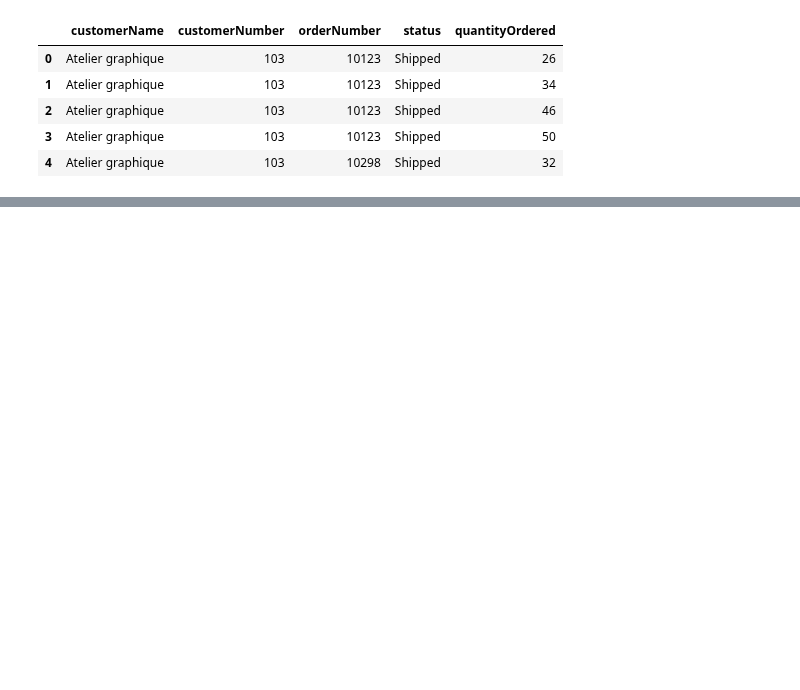
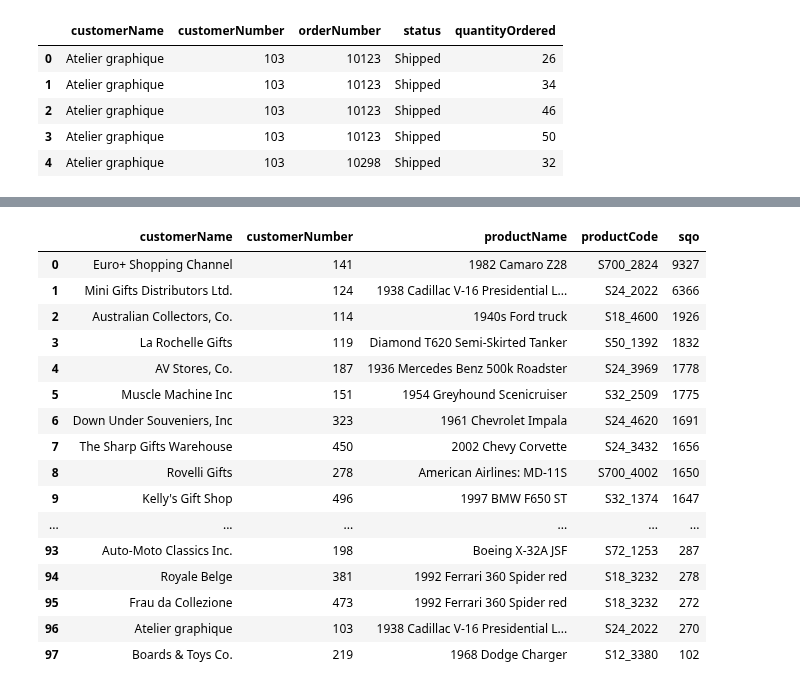
Before and after one commit to garywheeler24/dsc-more-practice-with-sql-queries-lab-atlanta-ds-062419, a Jupyter notebook: index.ipynb, the cells around one changed output, grey strips where cells are left out. Saved outputs shown, nothing was run; the diff lists cells and outputs as text; code cells hidden in the pictures; blank space fills up the shorter version.

```diff
--- a/index.ipynb
+++ b/index.ipynb
@@ -139,19 +139,37 @@ Now, return the customerName, customrerNumber, productName, productCode and tota
 # %%
 
 
 c.execute("""SELECT customername, customernumber, productname,
                     productcode, sum(quantityordered) sqo
                 FROM customers
                 JOIN orders
                 USING (customernumber)
                 JOIN orderdetails
                 USING (ordernumber)
                 JOIN products
                 USING (productcode)
                 GROUP BY 1
                 HAVING sqo > 10
                 ORDER BY sqo desc""")
 
 df = pd.DataFrame(c.fetchall())
-df.columns = [x[0] for ]
+df.columns = [x[0] for x in c.description]
+df
 # %% [output]
+|  | customerName | customerNumber | productName | productCode | sqo |
+| 0 | Euro+ Shopping Channel | 141 | 1982 Camaro Z28 | S700_2824 | 9327 |
+| 1 | Mini Gifts Distributors Ltd. | 124 | 1938 Cadillac V-16 Presidential L... | S24_2022 | 6366 |
+| 2 | Australian Collectors, Co. | 114 | 1940s Ford truck | S18_4600 | 1926 |
+| 3 | La Rochelle Gifts | 119 | Diamond T620 Semi-Skirted Tanker | S50_1392 | 1832 |
+| 4 | AV Stores, Co. | 187 | 1936 Mercedes Benz 500k Roadster | S24_3969 | 1778 |
+| 5 | Muscle Machine Inc | 151 | 1954 Greyhound Scenicruiser | S32_2509 | 1775 |
+| 6 | Down Under Souveniers, Inc | 323 | 1961 Chevrolet Impala | S24_4620 | 1691 |
+| 7 | The Sharp Gifts Warehouse | 450 | 2002 Chevy Corvette | S24_3432 | 1656 |
+| 8 | Rovelli Gifts | 278 | American Airlines: MD-11S | S700_4002 | 1650 |
+| 9 | Kelly's Gift Shop | 496 | 1997 BMW F650 ST | S32_1374 | 1647 |
+| ... | ... | ... | ... | ... | ... |
+| 93 | Auto-Moto Classics Inc. | 198 | Boeing X-32A JSF | S72_1253 | 287 |
+| 94 | Royale Belge | 381 | 1992 Ferrari 360 Spider red | S18_3232 | 278 |
+| 95 | Frau da Collezione | 473 | 1992 Ferrari 360 Spider red | S18_3232 | 272 |
+| 96 | Atelier graphique | 103 | 1938 Cadillac V-16 Presidential L... | S24_2022 | 270 |
+| 97 | Boards & Toys Co. | 219 | 1968 Dodge Charger | S12_3380 | 102 |
```
Also changed, not shown: parts of 1 cell of this notebook.
